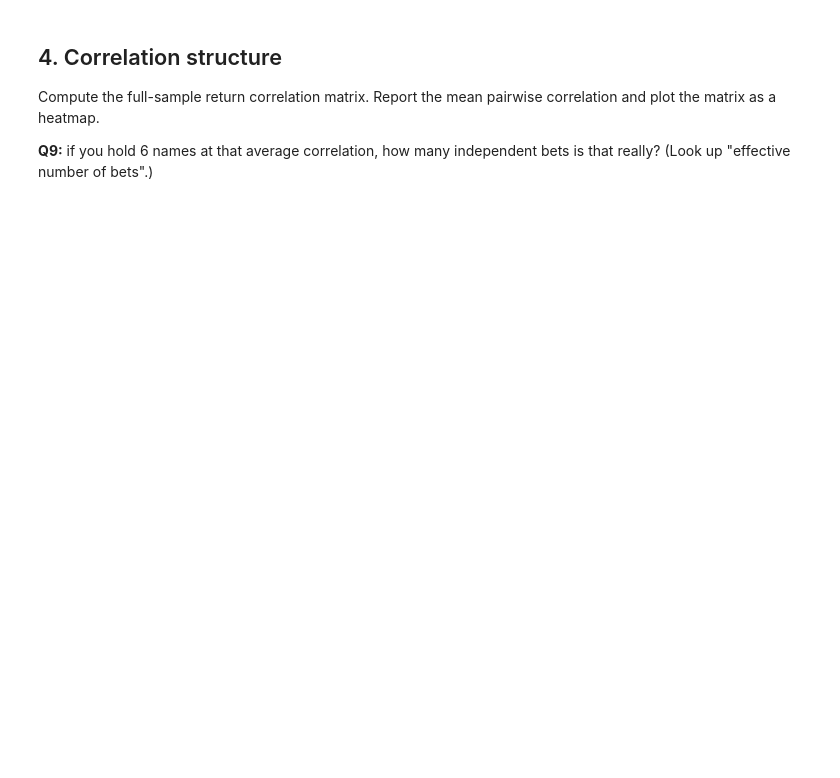
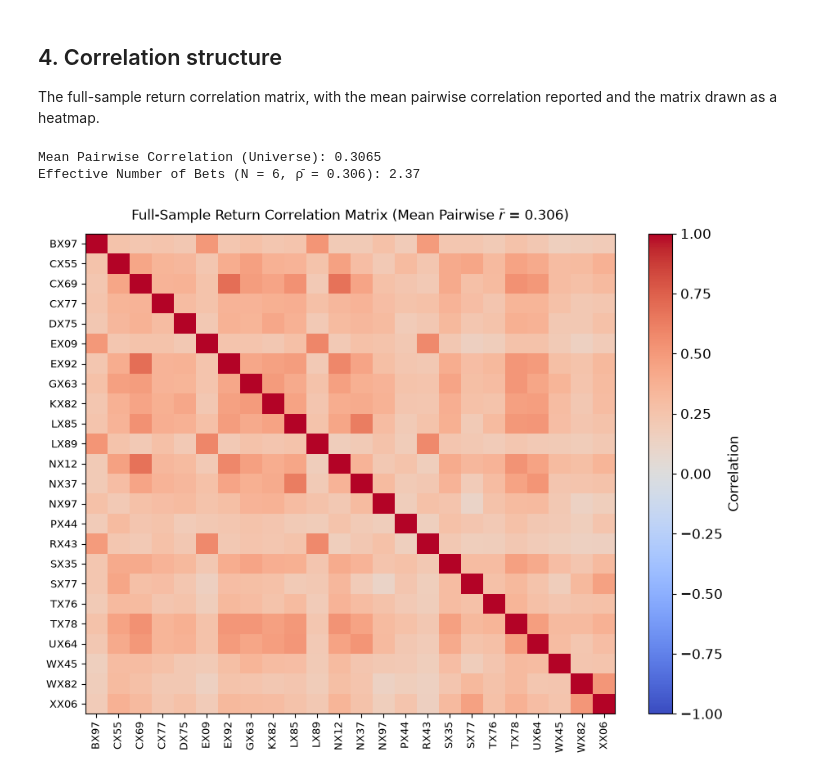
Before and after one commit to Tars06-ts/dev_t, a Jupyter notebook: src/research/data-analysis.ipynb, the cells around one changed output. Drawn from its saved outputs; the diff is of its cells as text; code cells hidden in the pictures; blank space fills up the shorter version.

```diff
--- a/src/research/data-analysis.ipynb
+++ b/src/research/data-analysis.ipynb
@@ -55,8 +223,36 @@ sizing on risk rather than on expected return?
 # %% [markdown]
 ## 4. Correlation structure
 
-Compute the full-sample return correlation matrix. Report the mean pairwise
-correlation and plot the matrix as a heatmap.
-
-**Q9:** if you hold 6 names at that average correlation, how many independent bets is
-that really? (Look up "effective number of bets".)
+The full-sample return correlation matrix, with the mean pairwise correlation reported
+and the matrix drawn as a heatmap.
+# %%
+returns = panel.close.pct_change().dropna()
+corr_matrix = returns.corr()
+
+mask = np.ones_like(corr_matrix, dtype=bool)
+mask[np.diag_indices_from(mask)] = False  # Unmask the diagonal
+
+pairwise_corr = corr_matrix.values[mask]
+mean_corr = np.mean(pairwise_corr)
+
+N=6
+n_eff = N/(1 + (N-1)*mean_corr)
+
+print(f"Mean Pairwise Correlation (Universe): {mean_corr:.4f}")
+print(f"Effective Number of Bets (N = 6, ρ̄ = {mean_corr:.3f}): {n_eff:.2f}")
+
+plt.figure(figsize=(9, 7))
+cax = plt.imshow(corr_matrix, cmap='coolwarm', vmin=-1, vmax=1, aspect='auto')
+plt.colorbar(cax, label='Correlation')
+
+tickers = list(corr_matrix.columns)
+plt.xticks(range(len(tickers)), tickers, rotation=90, fontsize=9)
+plt.yticks(range(len(tickers)), tickers, fontsize=9)
+
+plt.title(f'Full-Sample Return Correlation Matrix (Mean Pairwise $\\bar{{r}}$ = {mean_corr:.3f})', fontsize=12, pad=12)
+plt.tight_layout()
+plt.show()
+# %% [output]
+Mean Pairwise Correlation (Universe): 0.3065
+Effective Number of Bets (N = 6, ρ̄ = 0.306): 2.37
+[figure, added]
```
Also changed, not shown: parts of 29 cells of this notebook.
